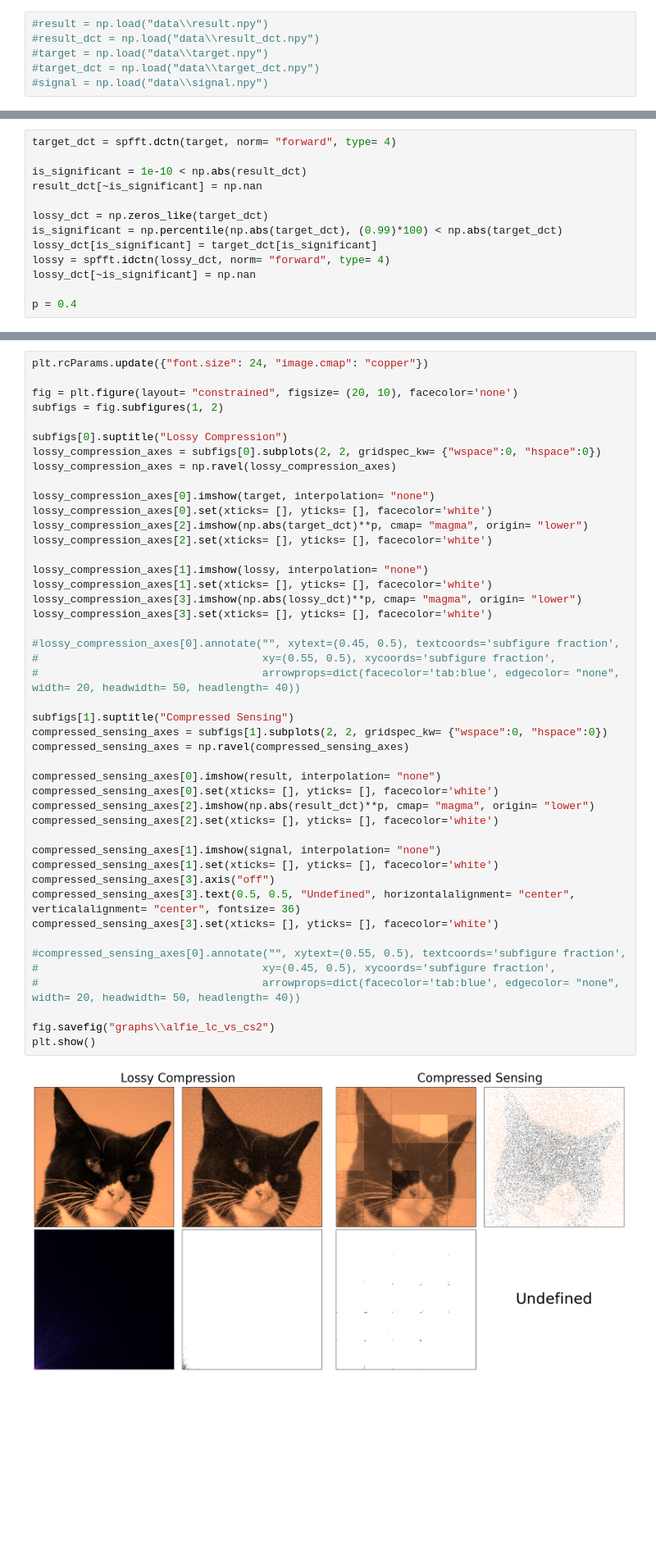
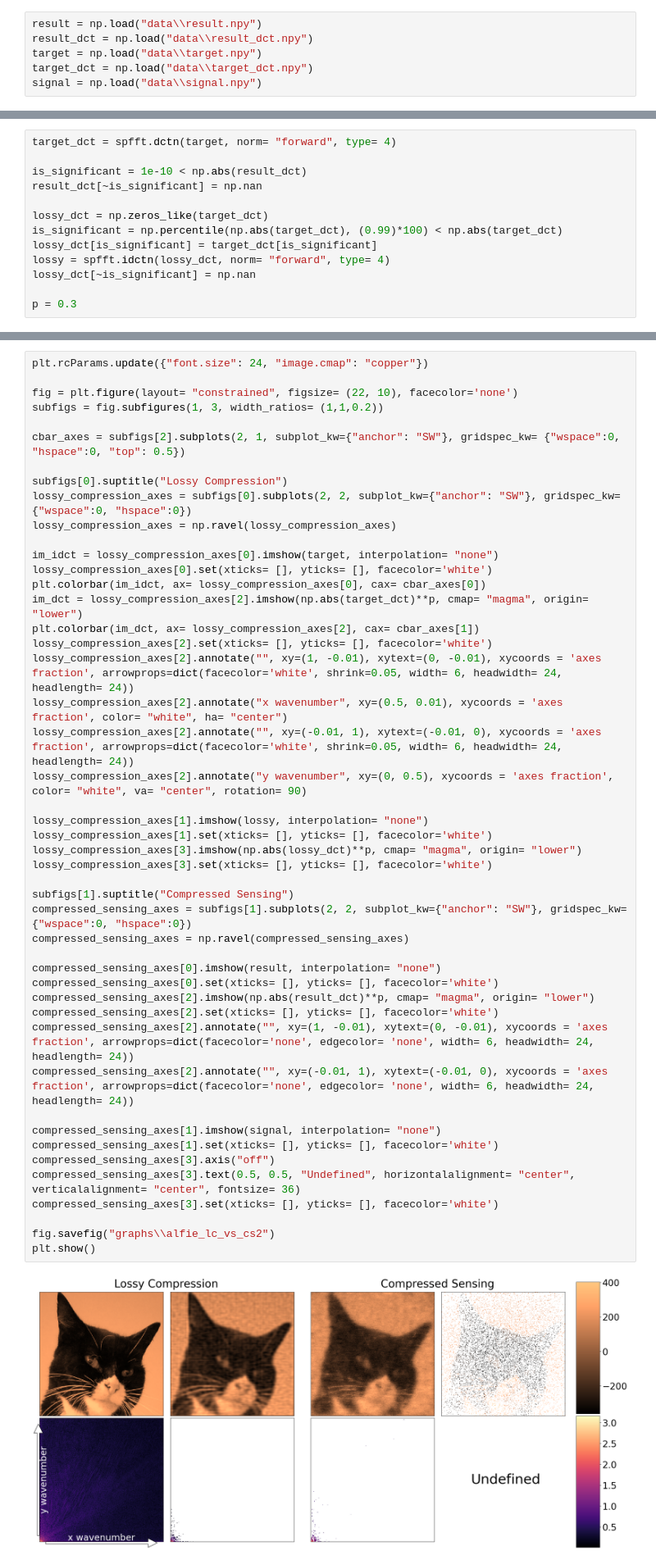
Before and after one commit to Jammi-Dodgers/THz-Compressed-Sensing, a Jupyter notebook: CS_2d.ipynb, the cells around one changed output, grey strips where cells are left out. Shown at 82% size. Drawn from its saved outputs; the diff is of its cells as text; blank space fills up the shorter version.

```diff
--- a/CS_2d.ipynb
+++ b/CS_2d.ipynb
@@ -192,11 +192,11 @@ for i in tqdm(range(blocks_sqrt)):
 
         result[block], result_dct[block] = compressed_sensing(signal[block], regularization_coeffient= 1e-6, silent= True)
 # %%
-#result = np.load("data\\result.npy")
-#result_dct = np.load("data\\result_dct.npy")
-#target = np.load("data\\target.npy")
-#target_dct = np.load("data\\target_dct.npy")
-#signal = np.load("data\\signal.npy")
+result = np.load("data\\result.npy")
+result_dct = np.load("data\\result_dct.npy")
+target = np.load("data\\target.npy")
+target_dct = np.load("data\\target_dct.npy")
+signal = np.load("data\\signal.npy")
 # %%
 fig, axs = plt.subplots(2,3, figsize= (12,8), height_ratios= [1, 0.2])
 
@@ -227,4 +227,4 @@ lossy_dct[is_significant] = target_dct[is_significant]
 lossy = spfft.idctn(lossy_dct, norm= "forward", type= 4)
 lossy_dct[~is_significant] = np.nan
 
-p = 0.4
+p = 0.3
@@ -231,47 +236,49 @@ p = 0.4
 # %%
 plt.rcParams.update({"font.size": 24, "image.cmap": "copper"})
 
-fig = plt.figure(layout= "constrained", figsize= (20, 10), facecolor='none')
-subfigs = fig.subfigures(1, 2)
+fig = plt.figure(layout= "constrained", figsize= (22, 10), facecolor='none')
+subfigs = fig.subfigures(1, 3, width_ratios= (1,1,0.2))
+
+cbar_axes = subfigs[2].subplots(2, 1, subplot_kw={"anchor": "SW"}, gridspec_kw= {"wspace":0, "hspace":0, "top": 0.5})
 
 subfigs[0].suptitle("Lossy Compression")
-lossy_compression_axes = subfigs[0].subplots(2, 2, gridspec_kw= {"wspace":0, "hspace":0})
+lossy_compression_axes = subfigs[0].subplots(2, 2, subplot_kw={"anchor": "SW"}, gridspec_kw= {"wspace":0, "hspace":0})
 lossy_compression_axes = np.ravel(lossy_compression_axes)
 
-lossy_compression_axes[0].imshow(target, interpolation= "none")
+im_idct = lossy_compression_axes[0].imshow(target, interpolation= "none")
 lossy_compression_axes[0].set(xticks= [], yticks= [], facecolor='white')
-lossy_compression_axes[2].imshow(np.abs(target_dct)**p, cmap= "magma", origin= "lower")
+plt.colorbar(im_idct, ax= lossy_compression_axes[0], cax= cbar_axes[0])
+im_dct = lossy_compression_axes[2].imshow(np.abs(target_dct)**p, cmap= "magma", origin= "lower")
+plt.colorbar(im_dct, ax= lossy_compression_axes[2], cax= cbar_axes[1])
 lossy_compression_axes[2].set(xticks= [], yticks= [], facecolor='white')
+lossy_compression_axes[2].annotate("", xy=(1, -0.01), xytext=(0, -0.01), xycoords = 'axes fraction', arrowprops=dict(facecolor='white', shrink=0.05, width= 6, headwidth= 24, headlength= 24))
+lossy_compression_axes[2].annotate("x wavenumber", xy=(0.5, 0.01), xycoords = 'axes fraction', color= "white", ha= "center")
+lossy_compression_axes[2].annotate("", xy=(-0.01, 1), xytext=(-0.01, 0), xycoords = 'axes fraction', arrowprops=dict(facecolor='white', shrink=0.05, width= 6, headwidth= 24, headlength= 24))
+lossy_compression_axes[2].annotate("y wavenumber", xy=(0, 0.5), xycoords = 'axes fraction', color= "white", va= "center", rotation= 90)
 
 lossy_compression_axes[1].imshow(lossy, interpolation= "none")
 lossy_compression_axes[1].set(xticks= [], yticks= [], facecolor='white')
 lossy_compression_axes[3].imshow(np.abs(lossy_dct)**p, cmap= "magma", origin= "lower")
 lossy_compression_axes[3].set(xticks= [], yticks= [], facecolor='white')
 
-#lossy_compression_axes[0].annotate("", xytext=(0.45, 0.5), textcoords='subfigure fraction',
-#                                   xy=(0.55, 0.5), xycoords='subfigure fraction',
-#                                   arrowprops=dict(facecolor='tab:blue', edgecolor= "none", width= 20, headwidth= 50, headlength= 40))
-
 subfigs[1].suptitle("Compressed Sensing")
-compressed_sensing_axes = subfigs[1].subplots(2, 2, gridspec_kw= {"wspace":0, "hspace":0})
+compressed_sensing_axes = subfigs[1].subplots(2, 2, subplot_kw={"anchor": "SW"}, gridspec_kw= {"wspace":0, "hspace":0})
 compressed_sensing_axes = np.ravel(compressed_sensing_axes)
 
 compressed_sensing_axes[0].imshow(result, interpolation= "none")
 compressed_sensing_axes[0].set(xticks= [], yticks= [], facecolor='white')
 compressed_sensing_axes[2].imshow(np.abs(result_dct)**p, cmap= "magma", origin= "lower")
 compressed_sensing_axes[2].set(xticks= [], yticks= [], facecolor='white')
+compressed_sensing_axes[2].annotate("", xy=(1, -0.01), xytext=(0, -0.01), xycoords = 'axes fraction', arrowprops=dict(facecolor='none', edgecolor= 'none', width= 6, headwidth= 24, headlength= 24))
+compressed_sensing_axes[2].annotate("", xy=(-0.01, 1), xytext=(-0.01, 0), xycoords = 'axes fraction', arrowprops=dict(facecolor='none', edgecolor= 'none', width= 6, headwidth= 24, headlength= 24))
 
 compressed_sensing_axes[1].imshow(signal, interpolation= "none")
 compressed_sensing_axes[1].set(xticks= [], yticks= [], facecolor='white')
 compressed_sensing_axes[3].axis("off")
 compressed_sensing_axes[3].text(0.5, 0.5, "Undefined", horizontalalignment= "center", verticalalignment= "center", fontsize= 36)
 compressed_sensing_axes[3].set(xticks= [], yticks= [], facecolor='white')
 
-#compressed_sensing_axes[0].annotate("", xytext=(0.55, 0.5), textcoords='subfigure fraction',
-#                                   xy=(0.45, 0.5), xycoords='subfigure fraction',
-#                                   arrowprops=dict(facecolor='tab:blue', edgecolor= "none", width= 20, headwidth= 50, headlength= 40))
-
 fig.savefig("graphs\\alfie_lc_vs_cs2")
 plt.show()
 # %% [output]
-[figure, old version]
+[figure, new version]
```
Also changed, not shown: parts of 5 cells of this notebook, 18 other files.
